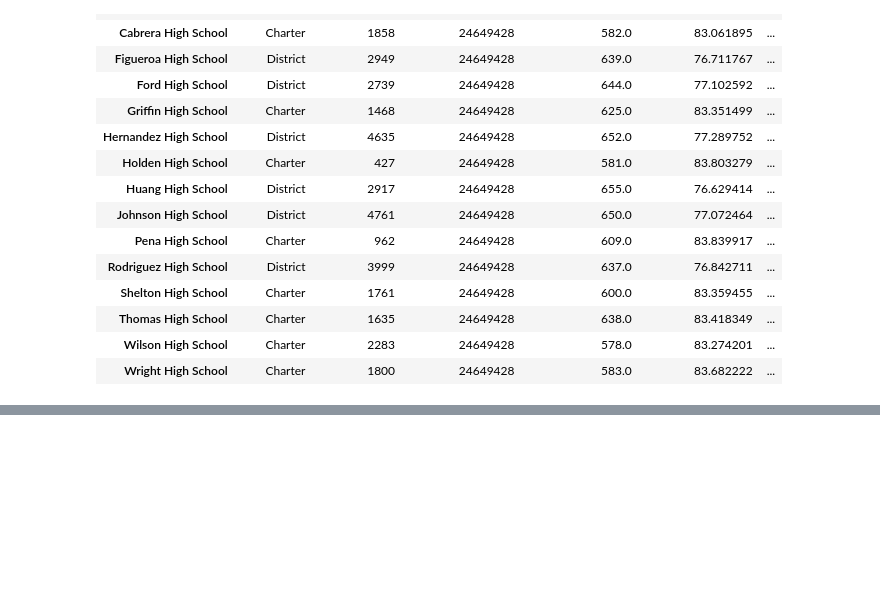
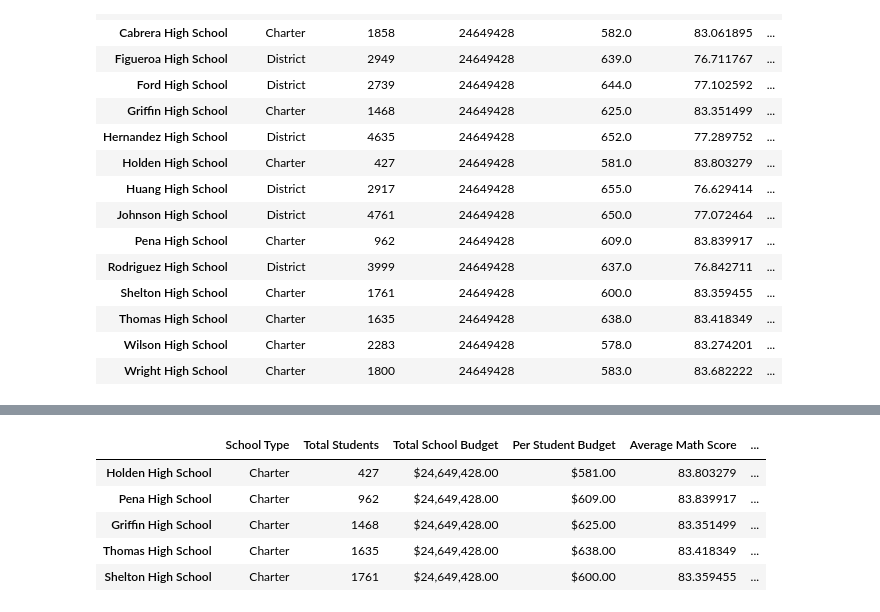
Before and after one commit to atemkuh/pandas-challenge, a Jupyter notebook: PyCitySchools/PyCitySchools.ipynb, the cells around one changed output, grey strips where cells are left out. Cells and saved outputs as stored; diff of their text form; code cells hidden in the pictures; blank space fills up the shorter version.

Commit message:
Performing Schools

```diff
--- a/PyCitySchools/PyCitySchools.ipynb
+++ b/PyCitySchools/PyCitySchools.ipynb
@@ -313,0 +328,11 @@ school_sum_df
+# %%
+# display the top five schools in overall passing rate
+top_performing_schools = school_sum_df.sort_values(by='% Overall Passing Rate',ascending=True)
+top_performing_schools.head(5)
+# %% [output]
+|  | School Type | Total Students | Total School Budget | Per Student Budget | Average Math Score | ... |
+| Holden High School | Charter | 427 | $24,649,428.00 | $581.00 | 83.803279 | ... |
+| Pena High School | Charter | 962 | $24,649,428.00 | $609.00 | 83.839917 | ... |
+| Griffin High School | Charter | 1468 | $24,649,428.00 | $625.00 | 83.351499 | ... |
+| Thomas High School | Charter | 1635 | $24,649,428.00 | $638.00 | 83.418349 | ... |
+| Shelton High School | Charter | 1761 | $24,649,428.00 | $600.00 | 83.359455 | ... |
```
Also changed, not shown: parts of 3 cells of this notebook.
